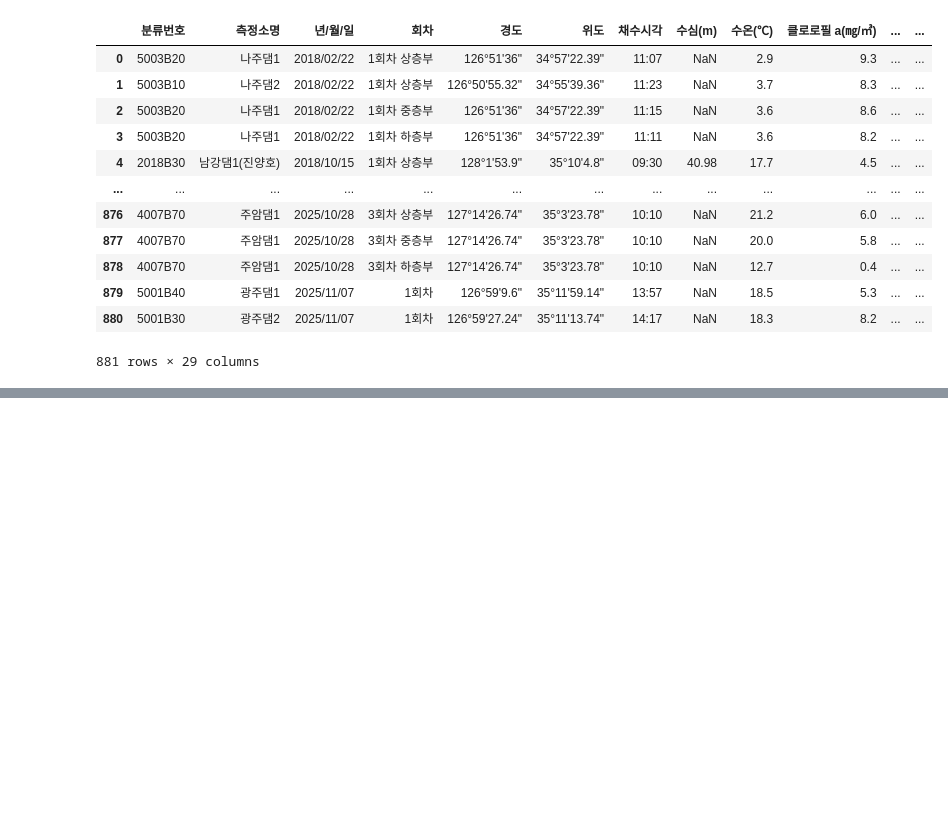
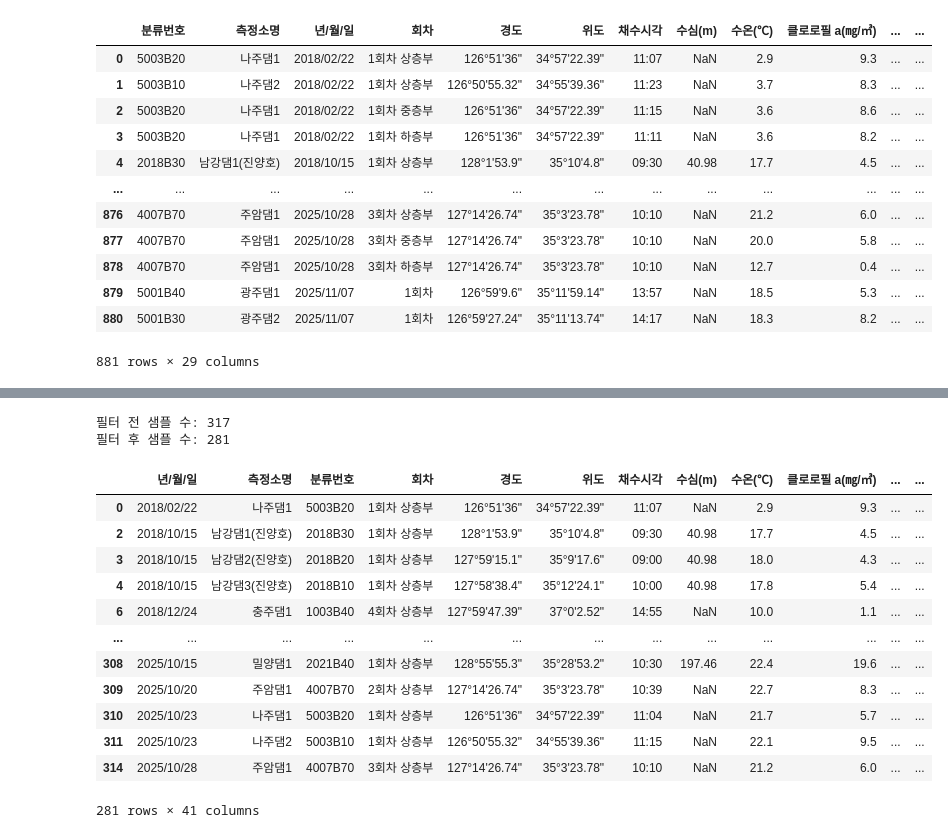
Before and after one commit to hyoseoning/reservoir-chla-prediction, a Jupyter notebook: hoso/hoso_1DCNN.ipynb, the cells around one changed output, grey strips where cells are left out. Saved outputs shown, nothing was run; the diff lists cells and outputs as text; code cells hidden in the pictures; blank space fills up the shorter version.

```diff
--- a/hoso/hoso_1DCNN.ipynb
+++ b/hoso/hoso_1DCNN.ipynb
@@ -58,0 +81,15 @@ df
+# %%
+df_work = df.copy()
+
+df_work["층부"] = df_work["회차"].str.extract(r"([가-힣·]+층부)")
+
+layer_counts = (
+    df_work["층부"]
+    .fillna("미기재")
+    .value_counts()
+)
+
+print("층부별 개수")
+print(layer_counts)
+print("전체 행 수:", len(df_work))
+df_work
@@ -58,0 +120,18 @@ df
+# %%
+# chla 상중하
+df_work["chla_surface"] = df_work["클로로필 a(㎎/㎥)"].where(df_work["층부"].str.contains("상", na=False))
+df_work["chla_mid"] = df_work["클로로필 a(㎎/㎥)"].where(df_work["층부"].str.contains("중", na=False))
+df_work["chla_bottom"] = df_work["클로로필 a(㎎/㎥)"].where(df_work["층부"].str.contains("하", na=False))
+
+# 수온 상중하
+df_work["temp_surface"] = df_work["수온(℃)"].where(df_work["층부"].str.contains("상", na=False))
+df_work["temp_mid"] = df_work["수온(℃)"].where(df_work["층부"].str.contains("중", na=False))
+df_work["temp_bottom"] = df_work["수온(℃)"].where(df_work["층부"].str.contains("하", na=False))
+
+# 투명도 (secchi)
+df_work["secchi_surface"] = df_work["투명도(m)"].where(df_work["층부"].str.contains("상", na=False))
+df_work["secchi_mid"] = df_work["투명도(m)"].where(df_work["층부"].str.contains("중", na=False))
+df_work["secchi_bottom"] = df_work["투명도(m)"].where(df_work["층부"].str.contains("하", na=False))
+
+# 수심 - 상층부만
+df_work["depth_surface"] = df_work["수심(m)"].where(df_work["층부"].str.contains("상", na=False))
@@ -58,0 +214,28 @@ df
+# %%
+required_cols = [
+    "chla_surface","chla_mid","chla_bottom",
+    "temp_surface","temp_mid","temp_bottom",
+]
+df_filtered = df_final.dropna(subset=required_cols)
+
+print("필터 전 샘플 수:", len(df_final))
+print("필터 후 샘플 수:", len(df_filtered))
+# %% [output]
+필터 전 샘플 수: 317
+필터 후 샘플 수: 281
+# %%
+df_filtered
+# %% [output]
+|  | 년/월/일 | 측정소명 | 분류번호 | 회차 | 경도 | 위도 | 채수시각 | 수심(m) | 수온(℃) | 클로로필 a(㎎/㎥) | ... | ... |
+| 0 | 2018/02/22 | 나주댐1 | 5003B20 | 1회차 상층부 | 126°51'36" | 34°57'22.39" | 11:07 | NaN | 2.9 | 9.3 | ... | ... |
+| 2 | 2018/10/15 | 남강댐1(진양호) | 2018B30 | 1회차 상층부 | 128°1'53.9" | 35°10'4.8" | 09:30 | 40.98 | 17.7 | 4.5 | ... | ... |
+| 3 | 2018/10/15 | 남강댐2(진양호) | 2018B20 | 1회차 상층부 | 127°59'15.1" | 35°9'17.6" | 09:00 | 40.98 | 18.0 | 4.3 | ... | ... |
+| 4 | 2018/10/15 | 남강댐3(진양호) | 2018B10 | 1회차 상층부 | 127°58'38.4" | 35°12'24.1" | 10:00 | 40.98 | 17.8 | 5.4 | ... | ... |
+| 6 | 2018/12/24 | 충주댐1 | 1003B40 | 4회차 상층부 | 127°59'47.39" | 37°0'2.52" | 14:55 | NaN | 10.0 | 1.1 | ... | ... |
+| ... | ... | ... | ... | ... | ... | ... | ... | ... | ... | ... | ... | ... |
+| 308 | 2025/10/15 | 밀양댐1 | 2021B40 | 1회차 상층부 | 128°55'55.3" | 35°28'53.2" | 10:30 | 197.46 | 22.4 | 19.6 | ... | ... |
+| 309 | 2025/10/20 | 주암댐1 | 4007B70 | 2회차 상층부 | 127°14'26.74" | 35°3'23.78" | 10:39 | NaN | 22.7 | 8.3 | ... | ... |
+| 310 | 2025/10/23 | 나주댐1 | 5003B20 | 1회차 상층부 | 126°51'36" | 34°57'22.39" | 11:04 | NaN | 21.7 | 5.7 | ... | ... |
+| 311 | 2025/10/23 | 나주댐2 | 5003B10 | 1회차 상층부 | 126°50'55.32" | 34°55'39.36" | 11:15 | NaN | 22.1 | 9.5 | ... | ... |
+| 314 | 2025/10/28 | 주암댐1 | 4007B70 | 3회차 상층부 | 127°14'26.74" | 35°3'23.78" | 10:10 | NaN | 21.2 | 6.0 | ... | ... |
+281 rows × 41 columns
```
Also changed, not shown: parts of 17 cells of this notebook.
